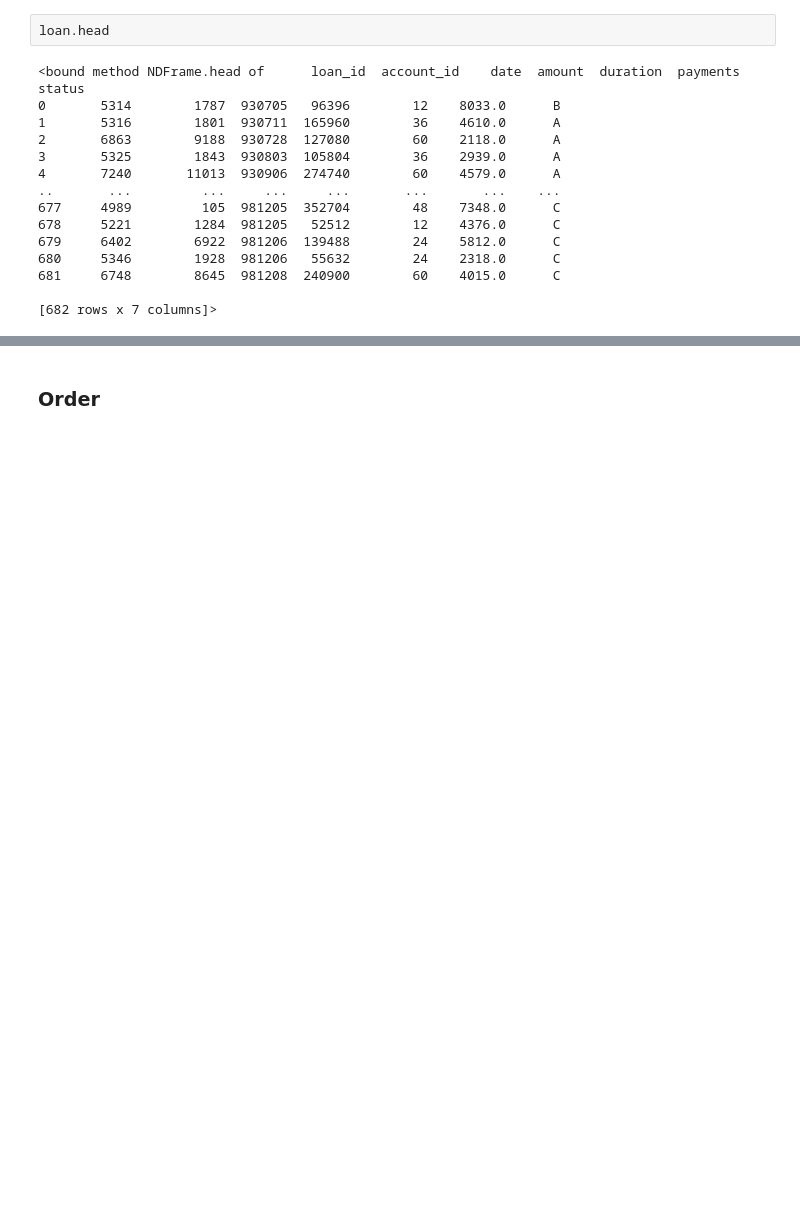
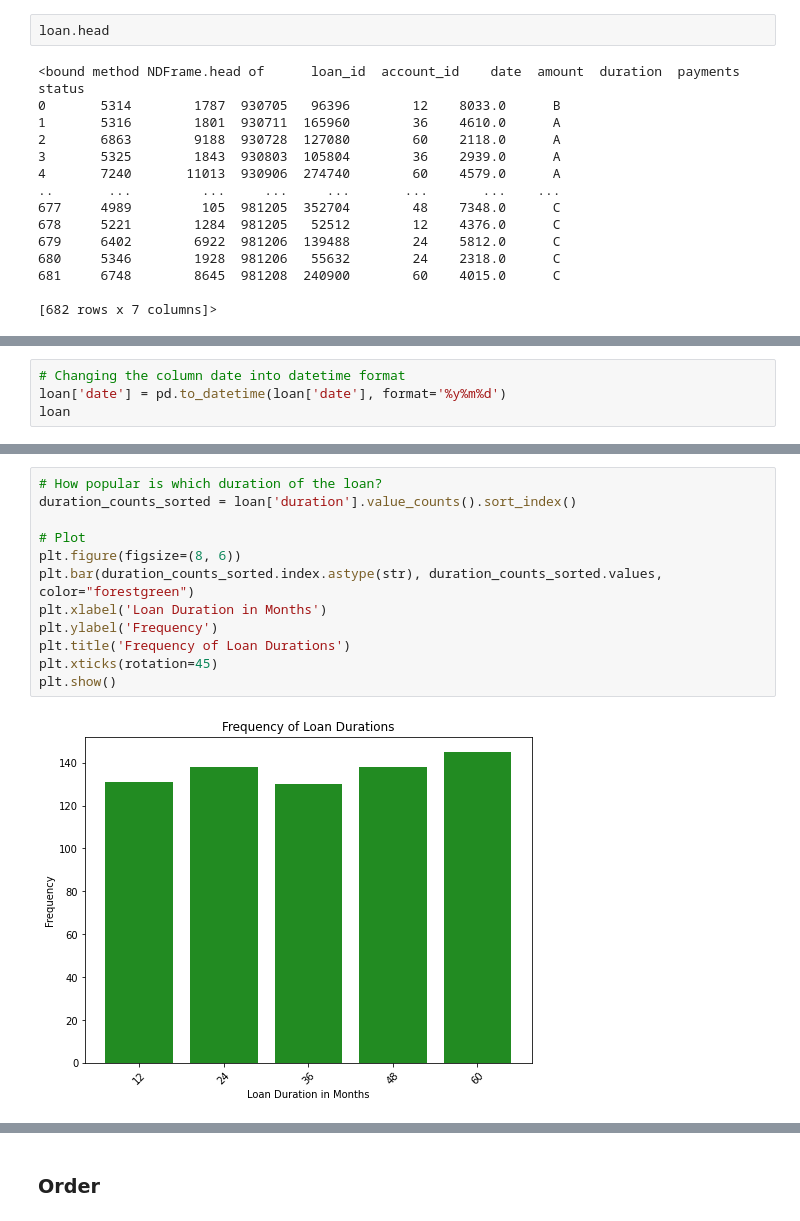
Before and after one commit to ChantalGisler/AML-Challenge, a Jupyter notebook: Code.ipynb, the cells around one changed output, grey strips where cells are left out. Cells and saved outputs as stored; diff of their text form; blank space fills up the shorter version.

```diff
--- a/Code.ipynb
+++ b/Code.ipynb
@@ -386,0 +419,4 @@ loan.head
+# %%
+# Changing the column date into datetime format
+loan['date'] = pd.to_datetime(loan['date'], format='%y%m%d')
+loan
@@ -386,0 +437,14 @@ loan.head
+# %%
+# How popular is which duration of the loan?
+duration_counts_sorted = loan['duration'].value_counts().sort_index()
+
+# Plot
+plt.figure(figsize=(8, 6))
+plt.bar(duration_counts_sorted.index.astype(str), duration_counts_sorted.values, color="forestgreen")
+plt.xlabel('Loan Duration in Months')
+plt.ylabel('Frequency')
+plt.title('Frequency of Loan Durations')
+plt.xticks(rotation=45)
+plt.show()
+# %% [output]
+[figure, added]
```
Also changed, not shown: parts of 8 cells of this notebook.
